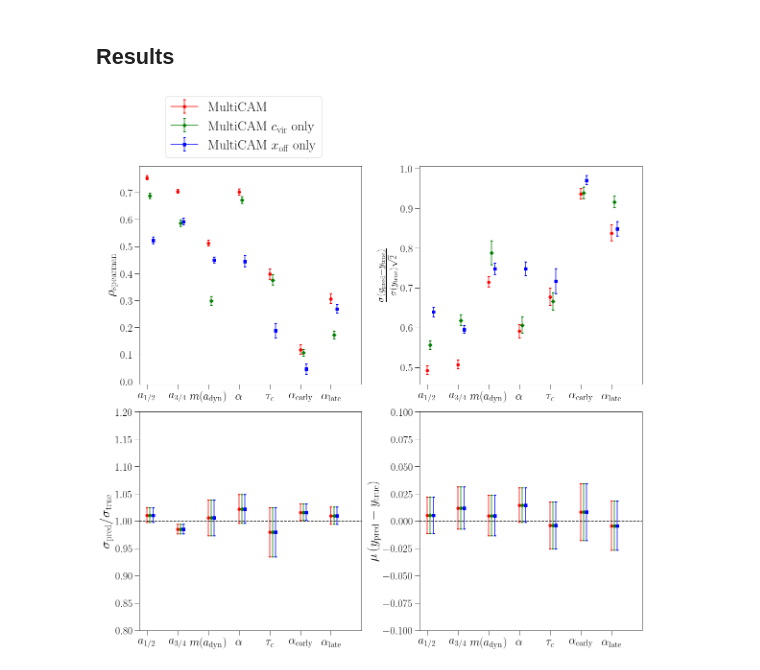
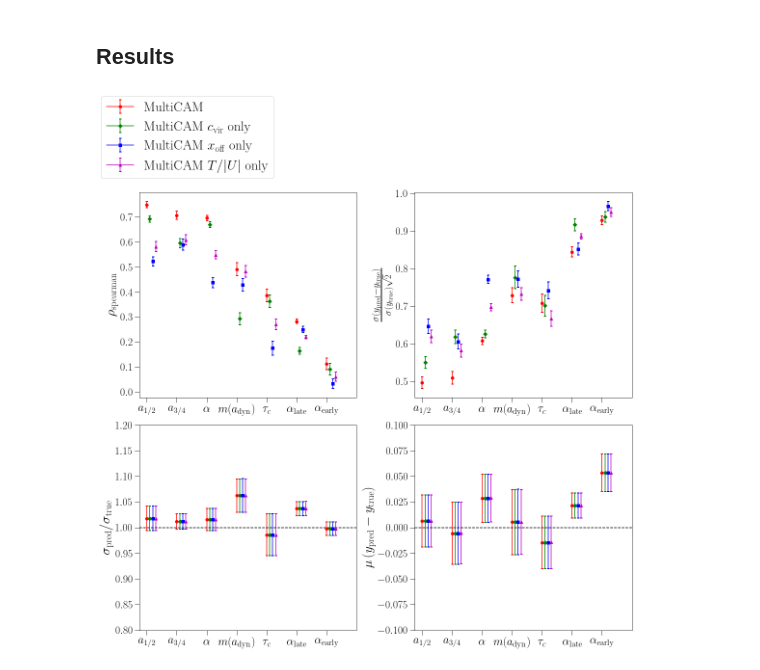
Before and after one commit to ismael-mendoza/nbody-relaxed, a Jupyter notebook: notebooks/plots/inverse-predict-metrics.ipynb, the cells around one changed output. Cells and saved outputs as stored; diff of their text form; code cells hidden in the pictures.

```diff
--- a/notebooks/plots/inverse-predict-metrics.ipynb
+++ b/notebooks/plots/inverse-predict-metrics.ipynb
@@ -88 +61,7 @@ a4 = get_an_from_am(am, mass_bins, mbin=0.75)
+# %%
+#finally diffmah jax fits.
+from diffmah.individual_halo_assembly import _get_early_late
+pars = np.load('../../output/pbest_diffmah.npy')
+logtc, ue, ul = pars[:, 0], pars[:, 1], pars[:, 2]
+early, late = _get_early_late(ue, ul)
 # %%
@@ -120,3 +78,12 @@ datasets, cat_train, cat_test = prepare_datasets(cat, info)
+# %%
+params = ('a2', 'a4', 'alpha', 'mdyn', 'tau_c', 'alpha_late', 'alpha_early', )
+info = {
+    'cvir_only': {'x': ('cvir', ), 'y': params, },
+    'x0_only': {'x': ('x0', ), 'y': params, },
+    'tu_only': {'x': ('t/|u|', ), 'y': params, },
+    'all': {'x':('cvir', 't/|u|', 'x0', 'spin', 'q'), 'y': params,},
+}
+datasets, cat_train, cat_test = prepare_datasets(cat, info)
 # %% [markdown]
 # Train
 # %%
@@ -130,18 +97,14 @@ data ={
         'xy': datasets['x0_only']['train'], 'n_features': 1, 'n_targets': 7, 'model': 'linear',
         'kwargs': {'to_marginal_normal':True , 'use_multicam': True},
     },
+    'linear_tu': {
+        'xy': datasets['tu_only']['train'], 'n_features': 1, 'n_targets': 7, 'model': 'linear',
+        'kwargs': {'to_marginal_normal':True , 'use_multicam': True},
+    },
     'linear_all': {
         'xy': datasets['all']['train'], 'n_features': 5, 'n_targets': 7, 'model': 'linear',
         'kwargs': {'to_marginal_normal':True , 'use_multicam': True},
     },
-    'linear_except_cvir': {
-        'xy': datasets['except_cvir']['train'], 'n_features': 4, 'n_targets': 7, 'model': 'linear',
-        'kwargs': {'to_marginal_normal':True , 'use_multicam': True},
-    },
-    'linear_except_x0': {
-        'xy': datasets['except_x0']['train'], 'n_features': 4, 'n_targets': 7, 'model': 'linear',
-        'kwargs': {'to_marginal_normal':True , 'use_multicam': True},
-    },
 }
 joint_models = training_suite(data)
 # %% [markdown]
@@ -238,26 +201,24 @@ def metrics_plot(metrics_data: dict, test_data: dict, trained_models: dict,
         ax.set_ylabel(latex_metrics[met], size=28)
 
         if ii == 0:
-            ax.legend(prop={'size':legend_size}, bbox_to_anchor=(0.85, 1.35))
+            ax.legend(prop={'size':legend_size}, bbox_to_anchor=(0.65, 1.50))
     plt.tight_layout()
 # %% [markdown]
 ## Results
 # %%
 metrics_data = {
     'spear': {},
     'rscatter': {},
     'sigma_ratio': {'yrange':(0.8, 1.2), 'hline': 1.0},
     'mu': {'yrange':(-0.1, 0.1), 'hline': 0.0},
 }
 test_data = {
     'linear_all': (datasets['all']['test'][0], r"\rm MultiCAM", 'r', 'o'),
     'linear_cvir': (datasets['cvir_only']['test'][0], r"\rm MultiCAM $c_{\rm vir}$ only", 'g', 'D'),
     'linear_x0': (datasets['x0_only']['test'][0], r"\rm MultiCAM $x_{\rm off}$ only", 'b', 's'),
-#     'linear_except_cvir': (datasets['except_cvir']['test'][0], r"\rm Linear Regression except $c_{\rm vir}$", 'g', '^'),
-#     'linear_except_x0': (datasets['except_x0']['test'][0], r"\rm Linear Regression except $x_{\rm off}$", 'c', '*'),
-
+    'linear_tu': (datasets['tu_only']['test'][0], r"\rm MultiCAM $T/\vert U \vert$ only", 'm', '^'),
 }
-metrics_plot(metrics_data, test_data, joint_models, cat_test, params=('a2', 'a4', 'mdyn', 'alpha', 'tau_c', 'alpha_early', 'alpha_late'),
+metrics_plot(metrics_data, test_data, joint_models, cat_test, params=params,
              ncols=2, nrows=2, figsize=(16, 16), ticksize=24, legend_size=28)
 # %% [output]
-[figure, old version]
+[figure, new version]
```
Also changed, not shown: parts of 9 cells of this notebook, 10 other files.
